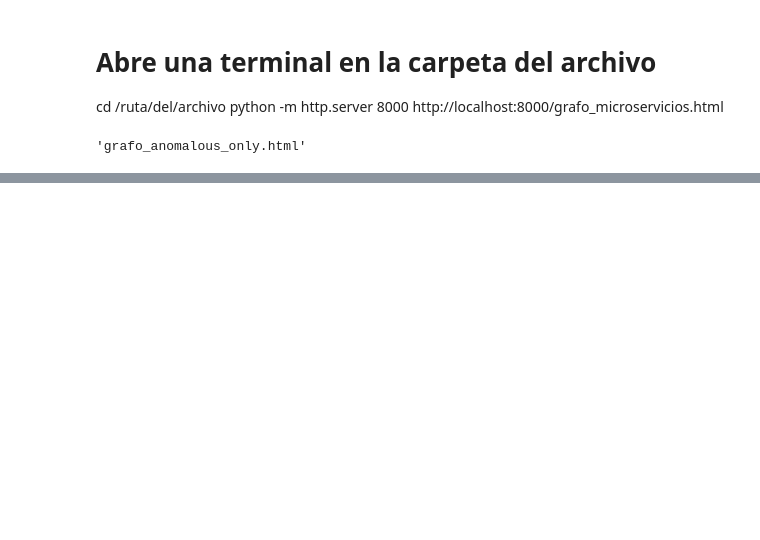
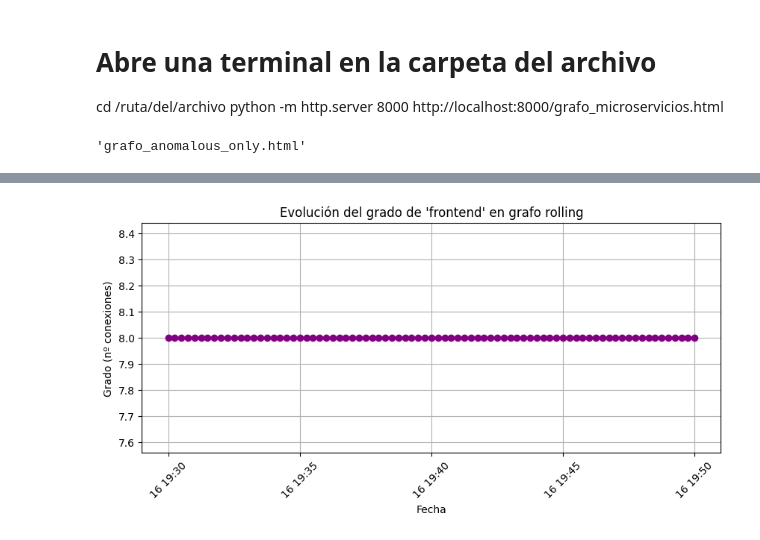
Before and after one commit to MartinLunaAguado/Analisys-of-Istio-Online-Boutique-ML-, a Jupyter notebook: work2.ipynb, the cells around one changed output, grey strips where cells are left out. Saved outputs shown, nothing was run; the diff lists cells and outputs as text; code cells hidden in the pictures; blank space fills up the shorter version.

```diff
--- a/work2.ipynb
+++ b/work2.ipynb
@@ -494,0 +662,21 @@ output_path
+# %%
+# --- Grafo rolling ---
+# g_rolling, node_name, and plt are already available from previous cells
+
+times = []
+degrees = []
+for snapshot in g_rolling.node(node_name).history():
+    dt = datetime.fromtimestamp(int(snapshot) / 1000)
+    times.append(dt)
+    degrees.append(g_rolling.before(dt).node(node_name).degree())
+
+plt.figure(figsize=(10,4))
+plt.plot(times, degrees, marker="o", color="purple")
+plt.title(f"Evolución del grado de '{node_name}' en grafo rolling")
+plt.xlabel("Fecha")
+plt.ylabel("Grado (nº conexiones)")
+plt.xticks(rotation=45)
+plt.grid(True)
+plt.show()
+# %% [output]
+[figure, added]
```
Also changed, not shown: parts of 8 cells of this notebook, 18 other files.
